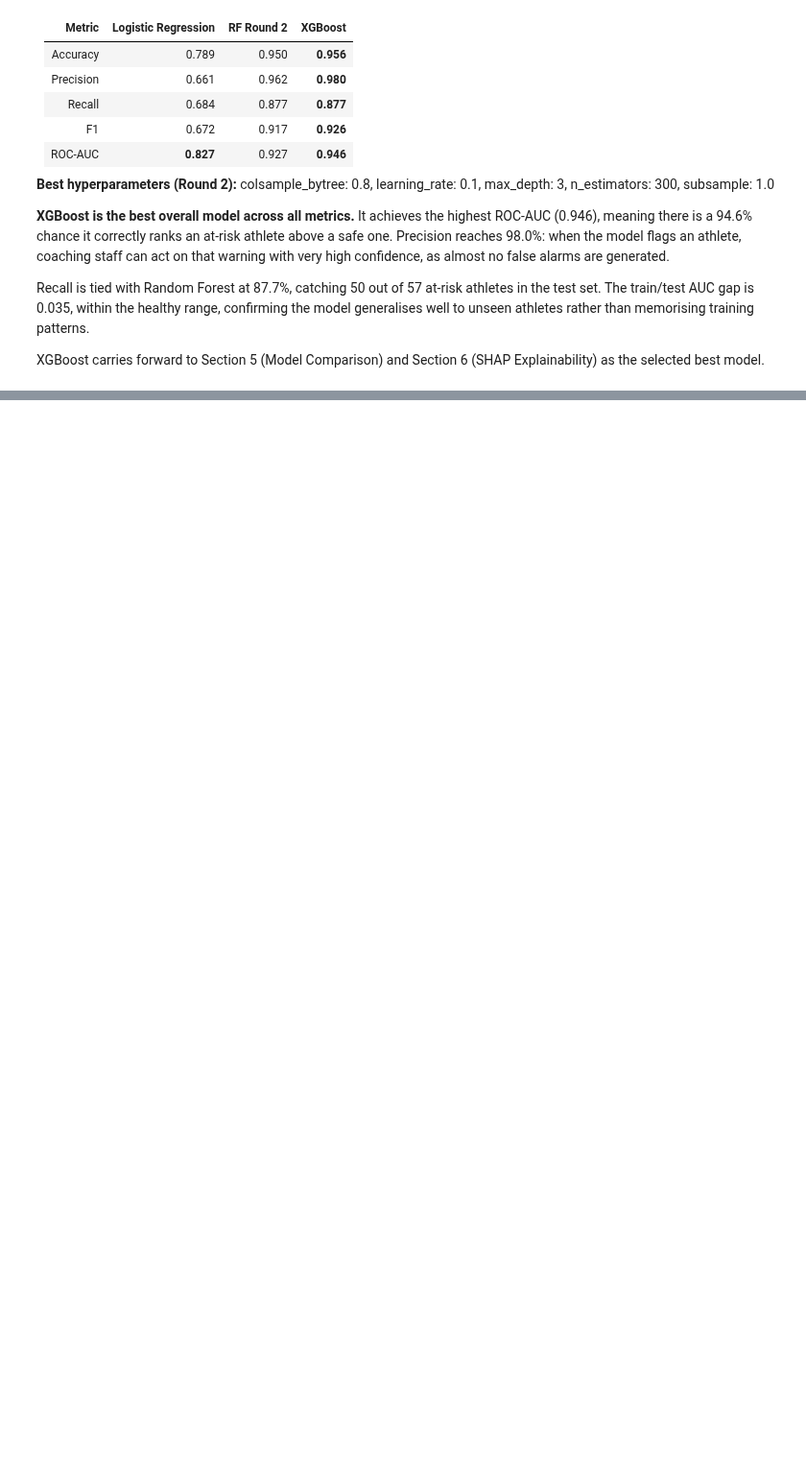
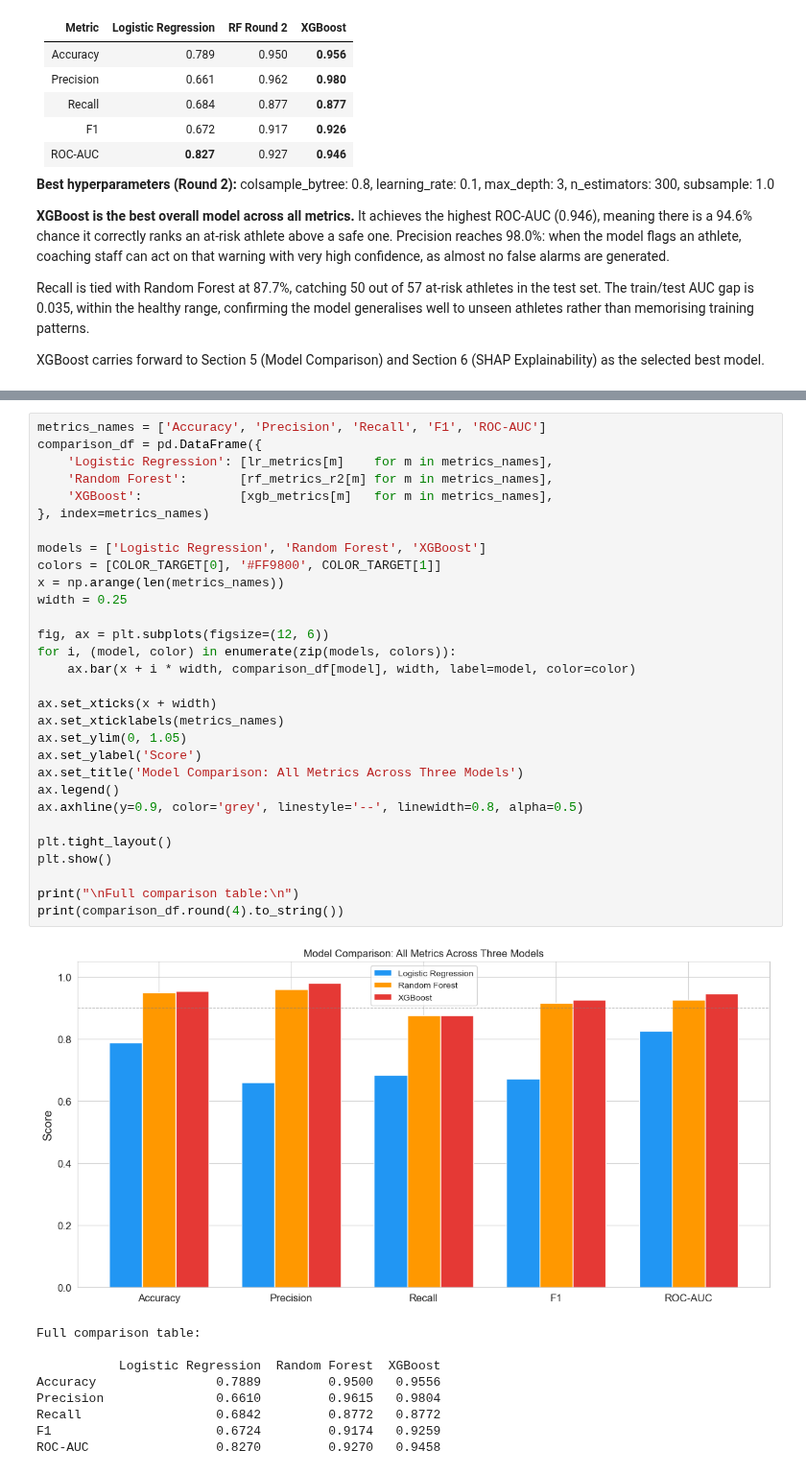
Before and after one commit to letti70033/ML-Athlete-Injury-Risk-Prediction, a Jupyter notebook: notebooks/injury_risk_model.ipynb, the cells around one changed output, grey strips where cells are left out. Shown at 96% size. Drawn from its saved outputs; the diff is of its cells as text; blank space fills up the shorter version.

```diff
--- a/notebooks/injury_risk_model.ipynb
+++ b/notebooks/injury_risk_model.ipynb
@@ -1383,0 +1410,40 @@ XGBoost carries forward to Section 5 (Model Comparison) and Section 6 (SHAP Expl
+# %%
+metrics_names = ['Accuracy', 'Precision', 'Recall', 'F1', 'ROC-AUC']
+comparison_df = pd.DataFrame({
+    'Logistic Regression': [lr_metrics[m]    for m in metrics_names],
+    'Random Forest':       [rf_metrics_r2[m] for m in metrics_names],
+    'XGBoost':             [xgb_metrics[m]   for m in metrics_names],
+}, index=metrics_names)
+
+models = ['Logistic Regression', 'Random Forest', 'XGBoost']
+colors = [COLOR_TARGET[0], '#FF9800', COLOR_TARGET[1]]
+x = np.arange(len(metrics_names))
+width = 0.25
+
+fig, ax = plt.subplots(figsize=(12, 6))
+for i, (model, color) in enumerate(zip(models, colors)):
+    ax.bar(x + i * width, comparison_df[model], width, label=model, color=color)
+
+ax.set_xticks(x + width)
+ax.set_xticklabels(metrics_names)
+ax.set_ylim(0, 1.05)
+ax.set_ylabel('Score')
+ax.set_title('Model Comparison: All Metrics Across Three Models')
+ax.legend()
+ax.axhline(y=0.9, color='grey', linestyle='--', linewidth=0.8, alpha=0.5)
+
+plt.tight_layout()
+plt.show()
+
+print("\nFull comparison table:\n")
+print(comparison_df.round(4).to_string())
+# %% [output]
+[figure, added]
+Full comparison table:
+
+           Logistic Regression  Random Forest  XGBoost
+Accuracy                0.7889         0.9500   0.9556
+Precision               0.6610         0.9615   0.9804
+Recall                  0.6842         0.8772   0.8772
+F1                      0.6724         0.9174   0.9259
+ROC-AUC                 0.8270         0.9270   0.9458
```
Also changed, not shown: parts of 4 cells of this notebook.
